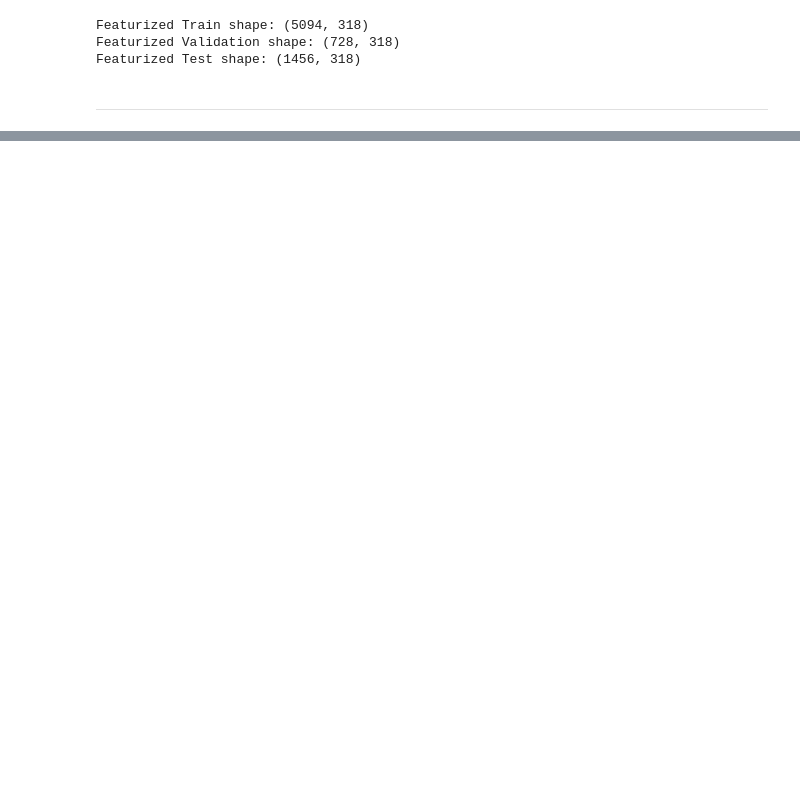
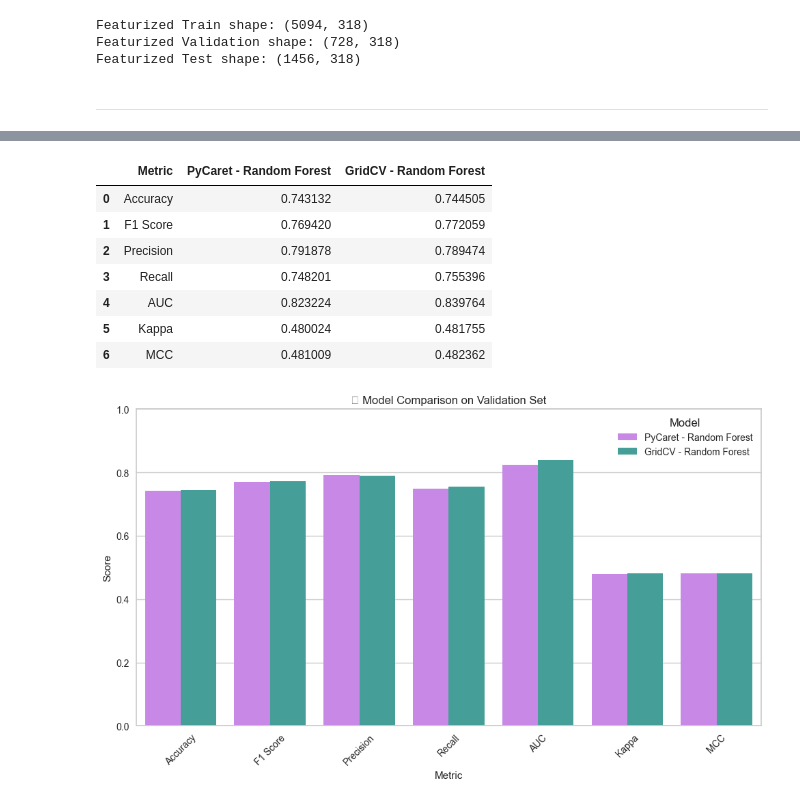
Before and after one commit to udhtaz/outreachy-contributions, a Jupyter notebook: notebooks/AMES_Mutagenicity_Prediction.ipynb, the cells around one changed output, grey strips where cells are left out. Saved outputs shown, nothing was run; the diff lists cells and outputs as text; code cells hidden in the pictures; blank space fills up the shorter version.

```diff
--- a/notebooks/AMES_Mutagenicity_Prediction.ipynb
+++ b/notebooks/AMES_Mutagenicity_Prediction.ipynb
@@ -453,0 +898,14 @@ ___________
+# %%
+######################################## Compare Pycaret RF Models  vs GridCV RF Model on Validation Set ########################################
+
+trainer.compare_models_on_metrics(models=[pyC_tuned_rf, bestGrid_rf], model_names=["PyCaret - Random Forest", "GridCV - Random Forest"])
+# %% [output]
+|  | Metric | PyCaret - Random Forest | GridCV - Random Forest |
+| 0 | Accuracy | 0.743132 | 0.744505 |
+| 1 | F1 Score | 0.769420 | 0.772059 |
+| 2 | Precision | 0.791878 | 0.789474 |
+| 3 | Recall | 0.748201 | 0.755396 |
+| 4 | AUC | 0.823224 | 0.839764 |
+| 5 | Kappa | 0.480024 | 0.481755 |
+| 6 | MCC | 0.481009 | 0.482362 |
+[figure, added]
```
Also changed, not shown: parts of 62 cells of this notebook, 17 other files.
